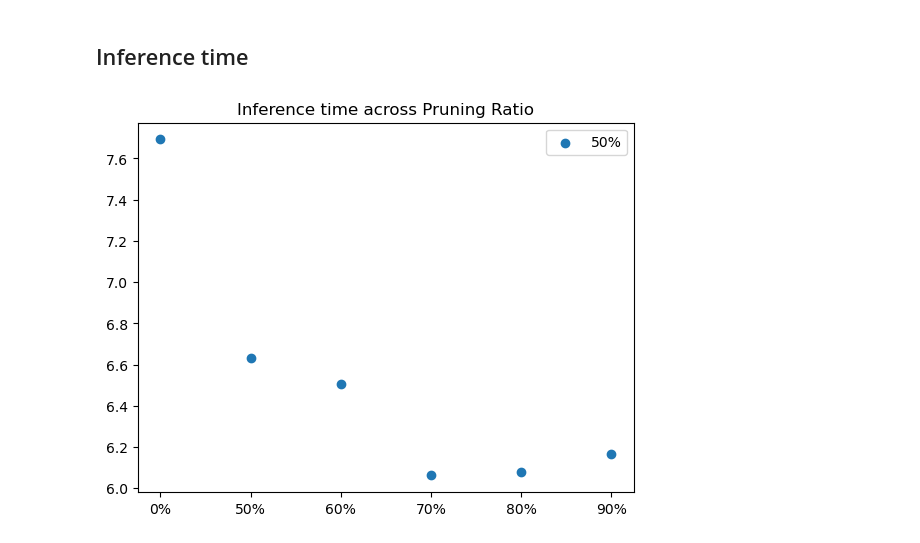
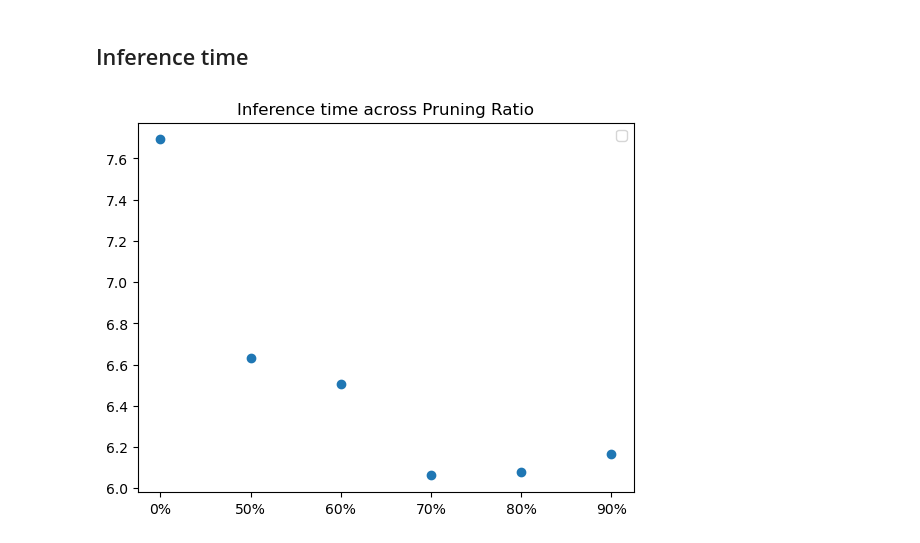
Before and after one commit to yewonkim01/Optimized-Model-on-JetsonNano-with-Pruning-and-Quantization, a Jupyter notebook: experiment.ipynb, the cells around one changed output. Drawn from its saved outputs; the diff is of its cells as text; code cells hidden in the pictures.

```diff
--- a/experiment.ipynb
+++ b/experiment.ipynb
@@ -646,10 +646,10 @@ plt.show()
 # %%
 x = ['0%'] + [str(i) + '%' for i in range(50, 100, 10)]
 y = [inference_time_50[0], inference_time_50[-1], inference_time_60[-1], inference_time_70[-1], inference_time_80[-1], inference_time_90[-1]]
 plt.title('Inference time across Pruning Ratio')
-plt.scatter(x, y, label='50%')
+plt.scatter(x, y)
 plt.legend()
 
 plt.show()
 # %% [output]
-[figure, old version]
+[figure, new version]
```
